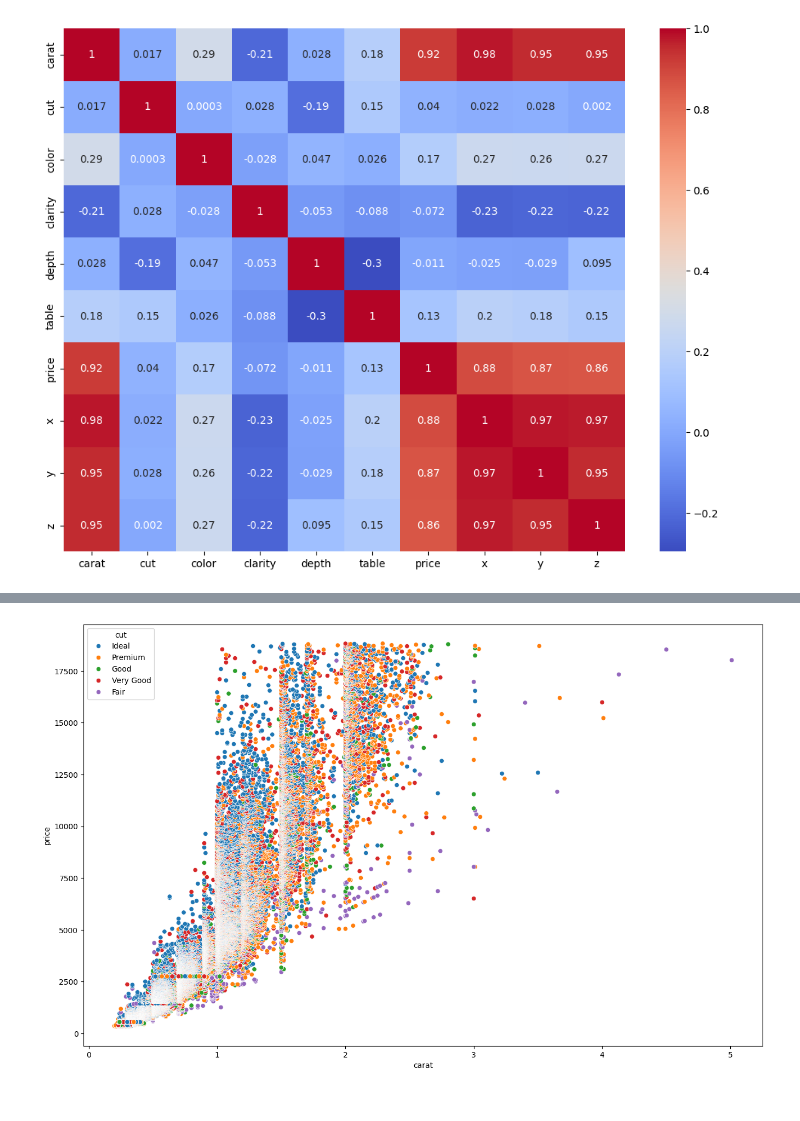
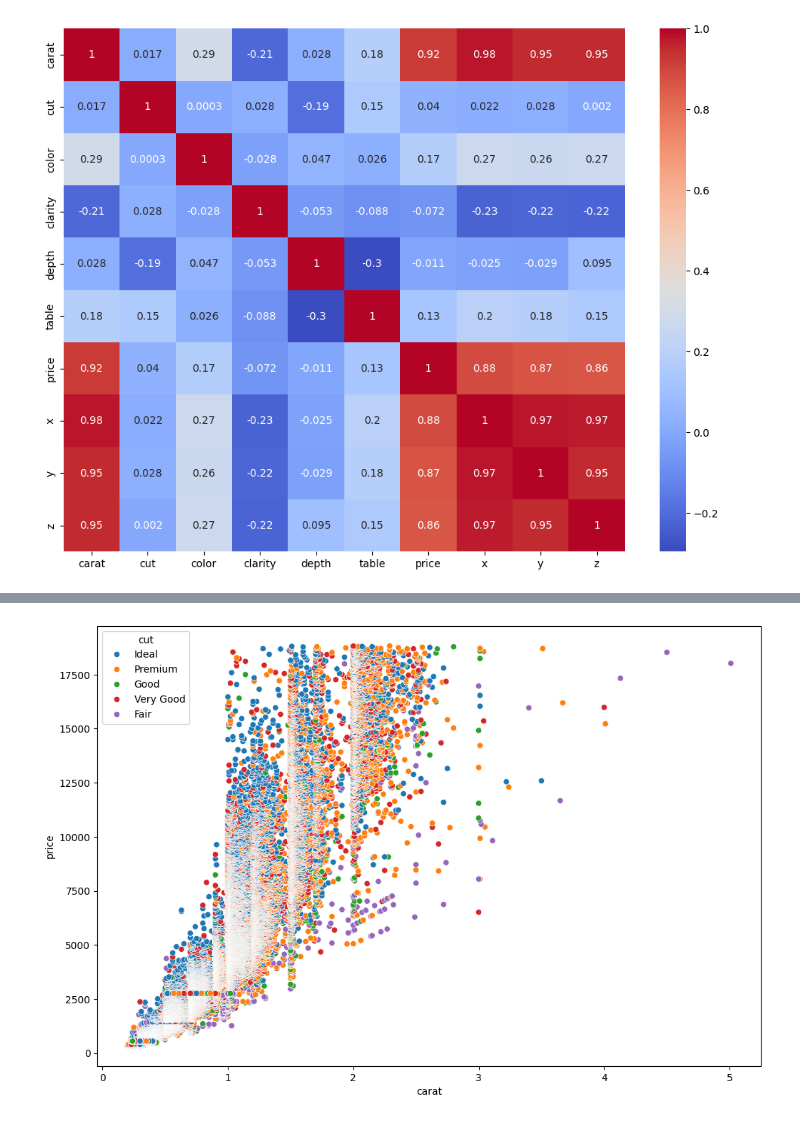
Before and after one commit to Turma1174/projetoML2, a Jupyter notebook: projeto.ipynb, the cells around one changed output, grey strips where cells are left out. Saved outputs shown, nothing was run; the diff lists cells and outputs as text; code cells hidden in the pictures.

```diff
--- a/projeto.ipynb
+++ b/projeto.ipynb
@@ -249,6 +242,6 @@ df[df['carat'] > 3.5].sort_values('carat')
 # %%
-plt.figure(figsize=(16,10))
+plt.figure(figsize=(12,8))
 sns.scatterplot(df, x='carat', y='price', hue='cut')
 plt.show()
 # %% [output]
-[figure, old version]
+[figure, new version]
```
Also changed, not shown: parts of 7 cells of this notebook.
